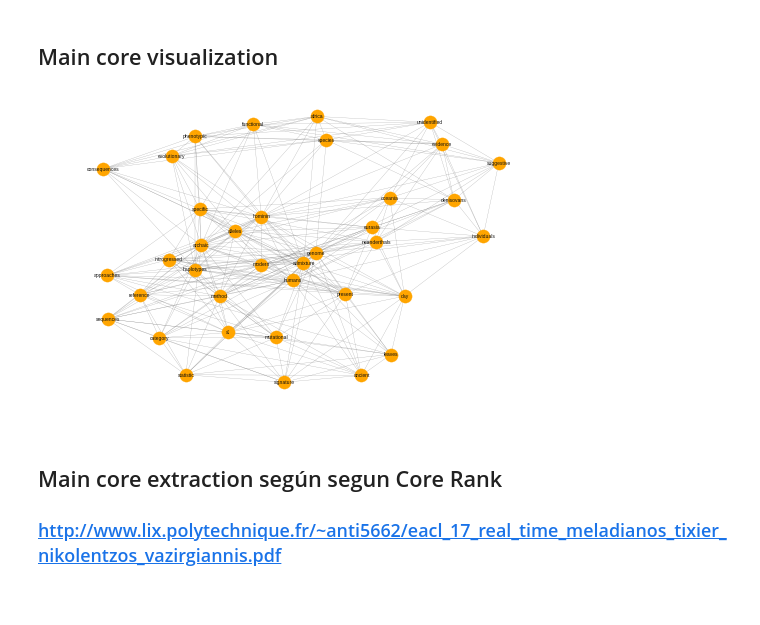
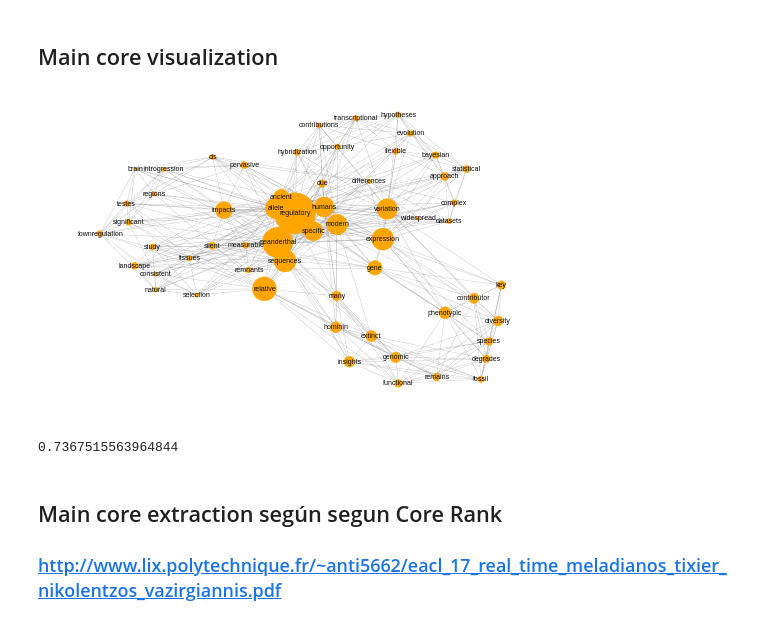
Before and after one commit to javiervz/graph-of-words, a Jupyter notebook: codigo/keyword_extraction_visualization.ipynb, the cells around one changed output. Drawn from its saved outputs; the diff is of its cells as text; code cells hidden in the pictures.

```diff
--- a/codigo/keyword_extraction_visualization.ipynb
+++ b/codigo/keyword_extraction_visualization.ipynb
@@ -163,19 +241,25 @@ def main_core_visualization(text_clean,dict_words):
     G=GoW(text_clean)
     G.remove_edges_from(nx.selfloop_edges(G)) ## borramos ciclos
     G=nx.k_core(G)
+    BC_nodes=nx.betweenness_centrality(G,weight='weight')
+    node_sizes=list(BC_nodes.values())
     pos = nx.spring_layout(G)
     D=dict(map(reversed, dict_words.items())) ## devolvemos las palabras originales, no las lematizadas!
     labels={i:D[i] for i in G.nodes}
-    nx.draw_networkx_nodes(G, pos, node_size = 175,node_color='orange')
+    nx.draw_networkx_nodes(G, pos, node_size = [10000*x for x in node_sizes],node_color='orange')
     nx.draw_networkx_edges(G, pos, alpha=0.75,width=0.25,edge_color='gray')
-    nx.draw_networkx_labels(G,pos,labels,font_size=5,font_color='k')
+    nx.draw_networkx_labels(G,pos,labels,font_size=7,font_color='k')
     plt.axis('off')
-    plt.savefig('main_core_visualization.jpg', format='jpg', transparent=True, bbox_inches='tight',dpi=1000)
+    plt.savefig('main_core_visualization.jpg', format='jpg', transparent=True, bbox_inches='tight',dpi=300)
     plt.show()
-# %%
-main_core_visualization(text_clean,dict_words)
-# %% [output]
-[figure, removed]
+# %%
+start = time.time()
+main_core_visualization(text_clean,dict_words)
+end = time.time()
+print(end - start)
+# %% [output]
+[figure, added]
+0.7367515563964844
 # %% [markdown]
 ## Main core extraction según segun Core Rank
 ### http://www.lix.polytechnique.fr/~anti5662/eacl_17_real_time_meladianos_tixier_nikolentzos_vazirgiannis.pdf
```
Also changed, not shown: parts of 30 cells of this notebook.
